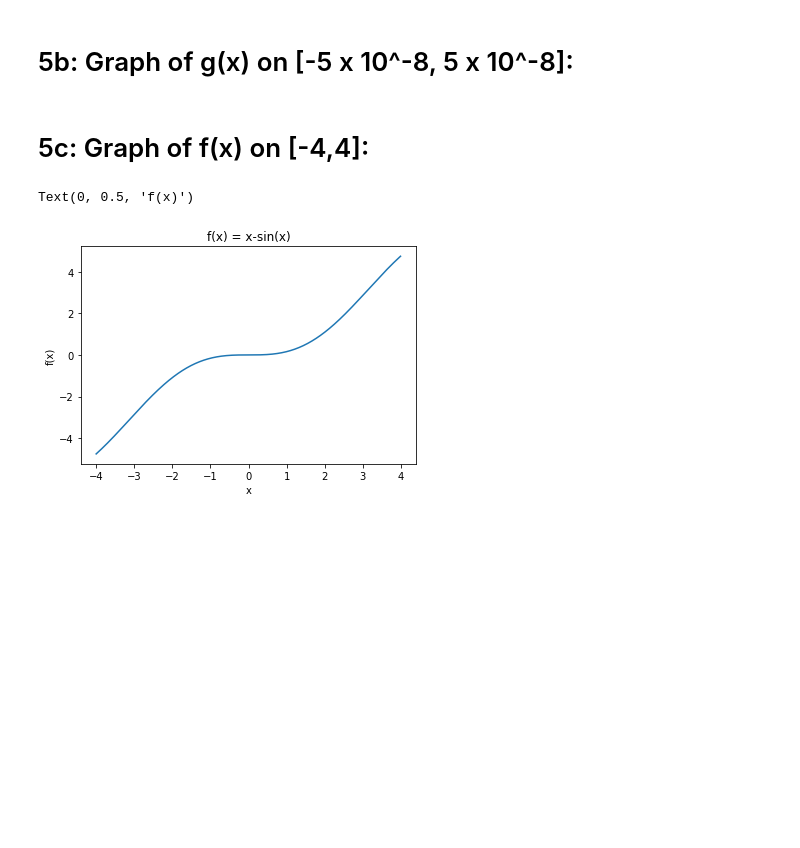
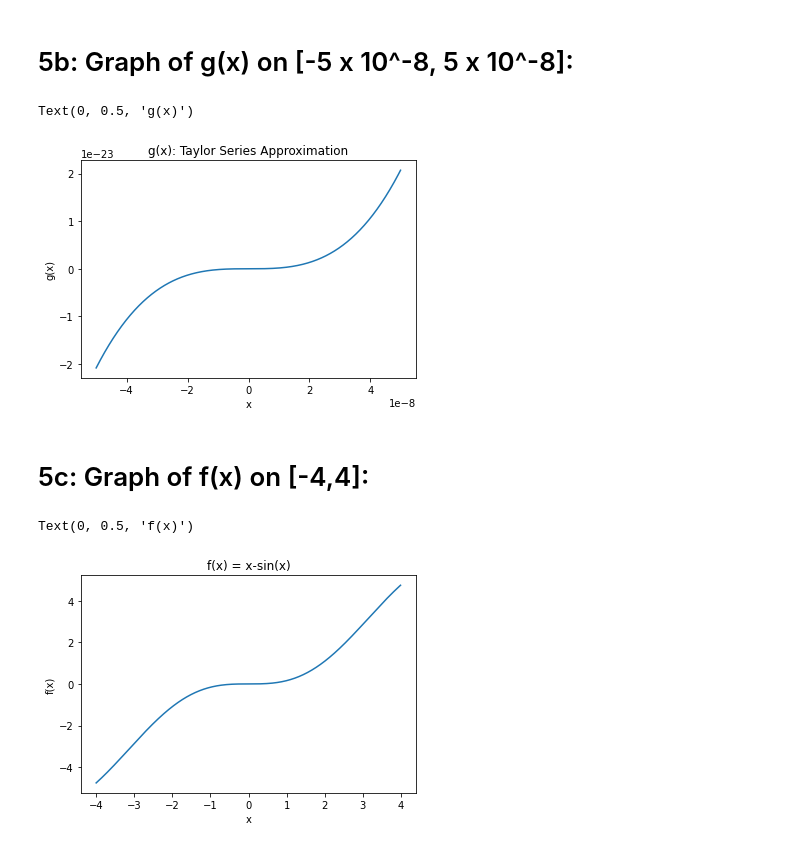
Before and after one commit to mnocerino23/Numerical-Analysis, a Jupyter notebook: CSCI166_HW2.ipynb, the cells around one changed output. Cells and saved outputs as stored; diff of their text form; code cells hidden in the pictures; blank space fills up the shorter version.

```diff
--- a/CSCI166_HW2.ipynb
+++ b/CSCI166_HW2.ipynb
@@ -42,5 +53,17 @@ Text(0, 0.5, 'g(x)')
 # %% [markdown]
 # 5b: Graph of g(x) on [-5 x 10^-8, 5 x 10^-8]:
+# %%
+x = np.arange(-5e-8,5e-8,1e-10)
+#f(x) = numpy's sin(x)
+y = ((x**3)/(m.factorial(3))) - (x**5)/(m.factorial(5))
+
+plt.title('g(x): Taylor Series Approximation')
+plt.plot(x,y)
+plt.xlabel('x')
+plt.ylabel('g(x)')
+# %% [output]
+Text(0, 0.5, 'g(x)')
+[figure, added]
 # %% [markdown]
 # 5c: Graph of f(x) on [-4,4]:
 # %%
```
Also changed, not shown: parts of 5 cells of this notebook.
